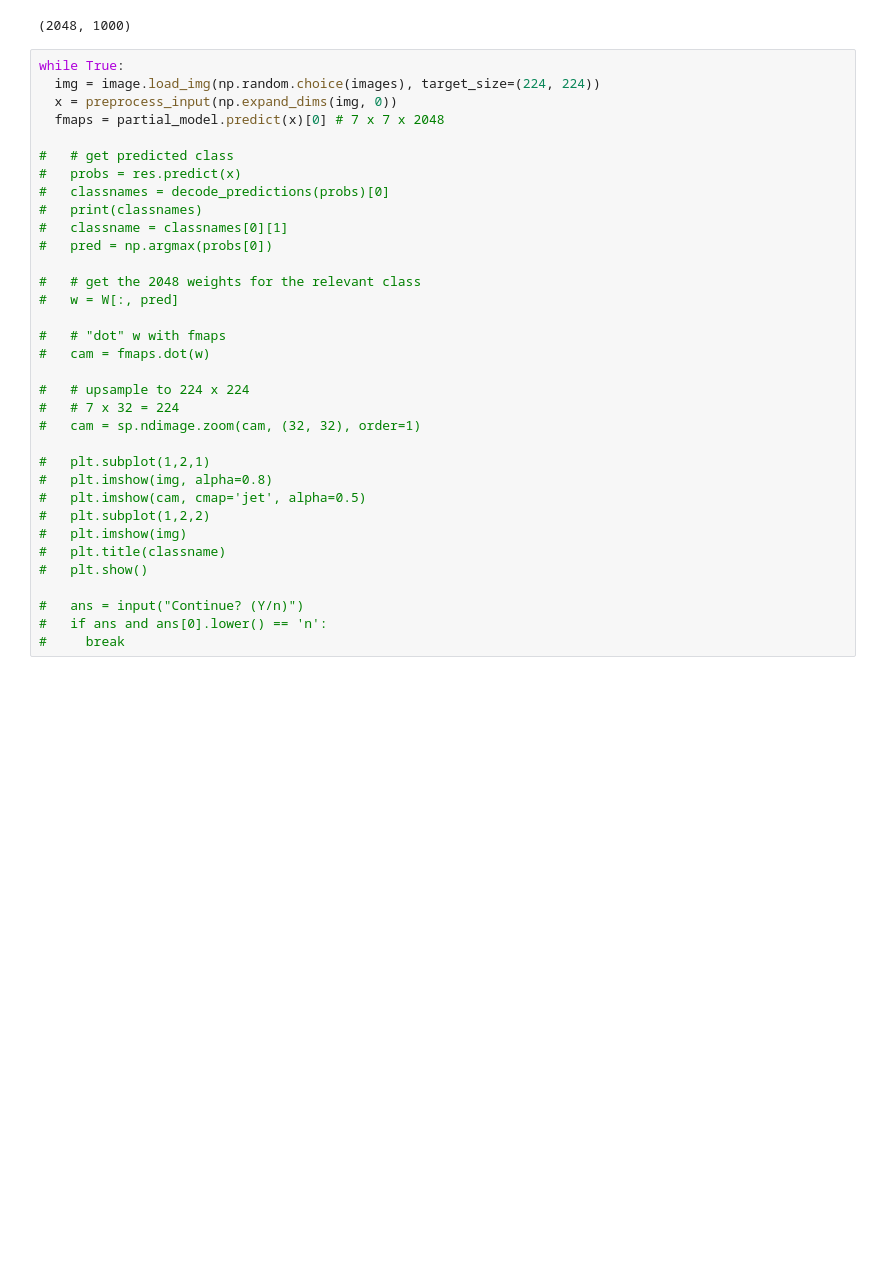
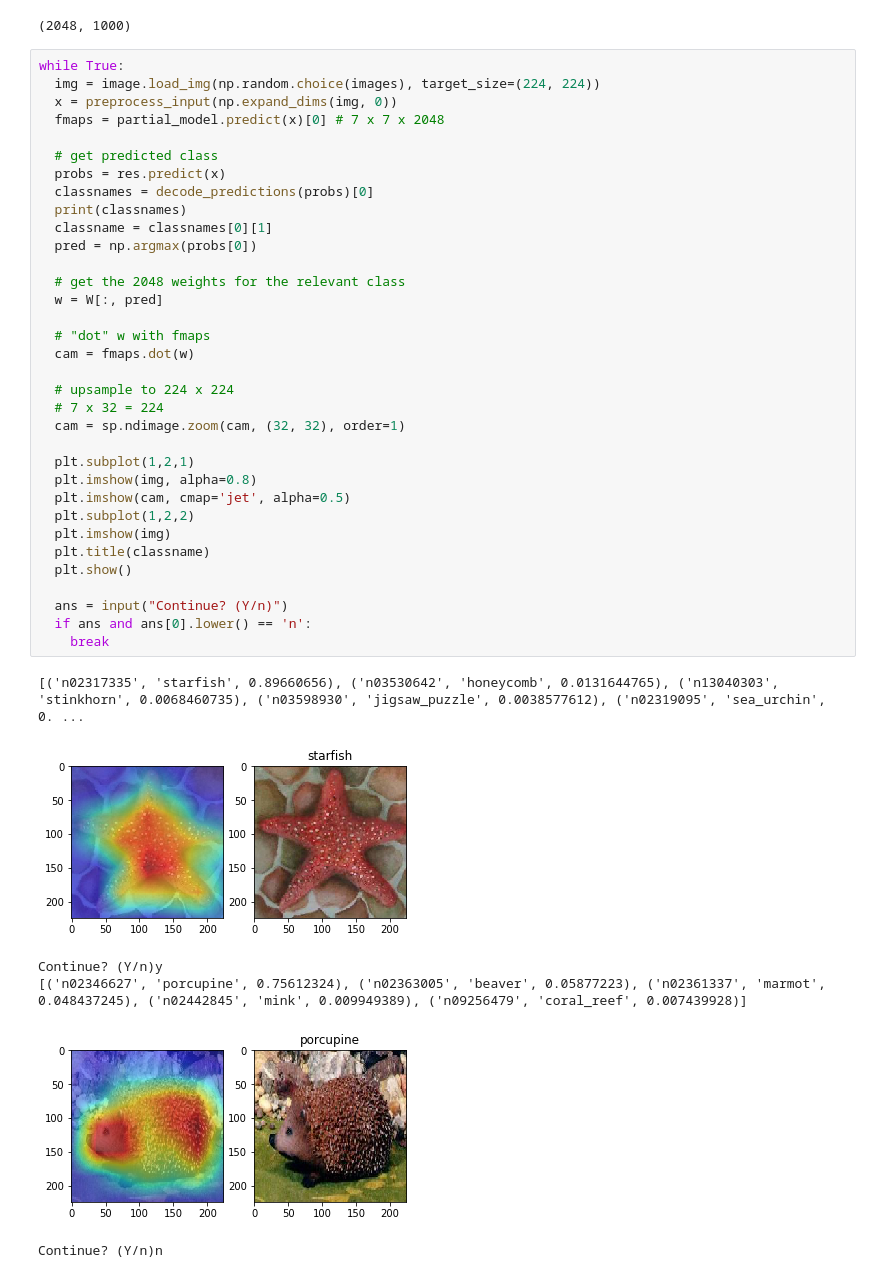
Before and after one commit to YasirHabib/Deep-Learning-Advanced-Computer-Vision, a Jupyter notebook: class_activation_maps_keras.ipynb, the cells around one changed output. Saved outputs shown, nothing was run; the diff lists cells and outputs as text; blank space fills up the shorter version.

```diff
--- a/class_activation_maps_keras.ipynb
+++ b/class_activation_maps_keras.ipynb
@@ -91,34 +91,41 @@ print(W.shape)
 # %%
 while True:
   img = image.load_img(np.random.choice(images), target_size=(224, 224))
   x = preprocess_input(np.expand_dims(img, 0))
   fmaps = partial_model.predict(x)[0] # 7 x 7 x 2048
 
-#   # get predicted class
-#   probs = res.predict(x)
-#   classnames = decode_predictions(probs)[0]
-#   print(classnames)
-#   classname = classnames[0][1]
-#   pred = np.argmax(probs[0])
+  # get predicted class
+  probs = res.predict(x)
+  classnames = decode_predictions(probs)[0]
+  print(classnames)
+  classname = classnames[0][1]
+  pred = np.argmax(probs[0])
 
-#   # get the 2048 weights for the relevant class
-#   w = W[:, pred]
+  # get the 2048 weights for the relevant class
+  w = W[:, pred]
 
-#   # "dot" w with fmaps
-#   cam = fmaps.dot(w)
+  # "dot" w with fmaps
+  cam = fmaps.dot(w)
 
-#   # upsample to 224 x 224
-#   # 7 x 32 = 224
-#   cam = sp.ndimage.zoom(cam, (32, 32), order=1)
+  # upsample to 224 x 224
+  # 7 x 32 = 224
+  cam = sp.ndimage.zoom(cam, (32, 32), order=1)
 
-#   plt.subplot(1,2,1)
-#   plt.imshow(img, alpha=0.8)
-#   plt.imshow(cam, cmap='jet', alpha=0.5)
-#   plt.subplot(1,2,2)
-#   plt.imshow(img)
-#   plt.title(classname)
-#   plt.show()
+  plt.subplot(1,2,1)
+  plt.imshow(img, alpha=0.8)
+  plt.imshow(cam, cmap='jet', alpha=0.5)
+  plt.subplot(1,2,2)
+  plt.imshow(img)
+  plt.title(classname)
+  plt.show()
 
-#   ans = input("Continue? (Y/n)")
-#   if ans and ans[0].lower() == 'n':
-#     break
+  ans = input("Continue? (Y/n)")
+  if ans and ans[0].lower() == 'n':
+    break
+# %% [output]
+[('n02317335', 'starfish', 0.89660656), ('n03530642', 'honeycomb', 0.0131644765), ('n13040303', 'stinkhorn', 0.0068460735), ('n03598930', 'jigsaw_puzzle', 0.0038577612), ('n02319095', 'sea_urchin', 0. ...
+[figure, added]
+Continue? (Y/n)y
+[('n02346627', 'porcupine', 0.75612324), ('n02363005', 'beaver', 0.05877223), ('n02361337', 'marmot', 0.048437245), ('n02442845', 'mink', 0.009949389), ('n09256479', 'coral_reef', 0.007439928)]
+[figure, added]
+Continue? (Y/n)n
```
Also changed, not shown: parts of 3 cells of this notebook.
